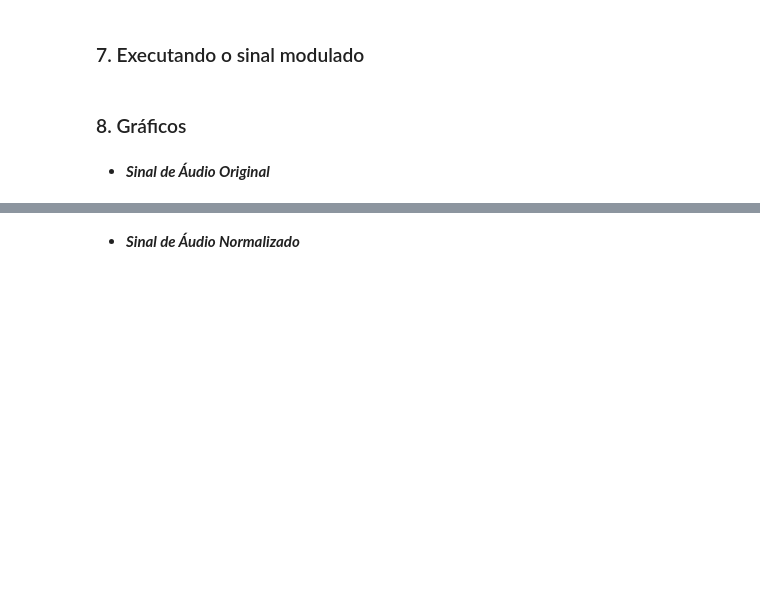
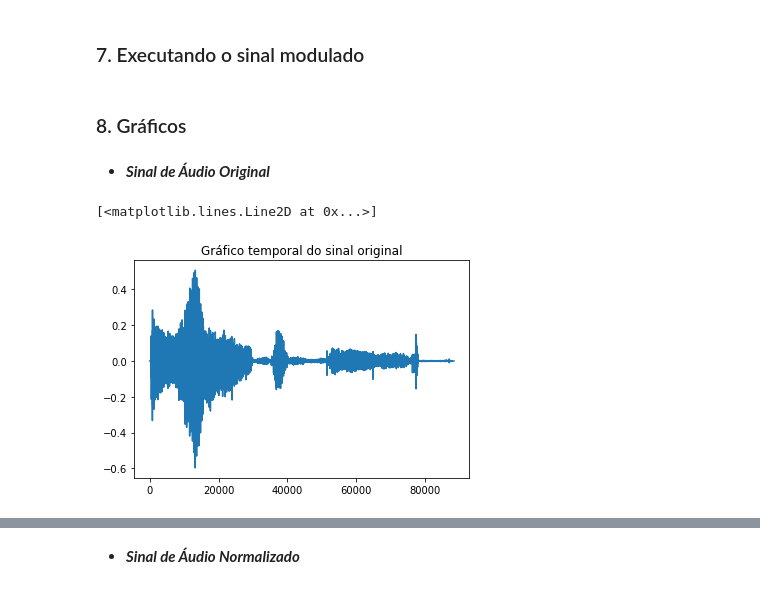
Before and after one commit to williamars/camadaFisica, a Jupyter notebook: Projeto Modulação AM/aplication.ipynb, the cells around one changed output, grey strips where cells are left out. Saved outputs shown, nothing was run; the diff lists cells and outputs as text; code cells hidden in the pictures; blank space fills up the shorter version.

```diff
--- a/Projeto Modulação AM/aplication.ipynb
+++ b/Projeto Modulação AM/aplication.ipynb
@@ -99,6 +103,9 @@ sd.wait()
 # %% [markdown]
 - ***Sinal de Áudio Original***
 # %%
-# plt.title("Gráfico temporal do sinal original")
-# plt.plot(yAudio)
+plt.title("Gráfico temporal do sinal original")
+plt.plot(yAudio)
+# %% [output]
+[<matplotlib.lines.Line2D at 0x...>]
+[figure, added]
 # %%
```
Also changed, not shown: parts of 20 cells of this notebook, 1 other file.
